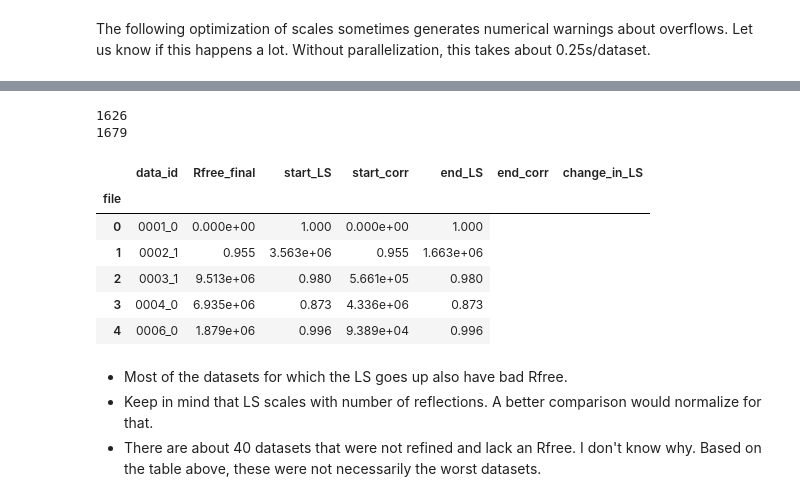
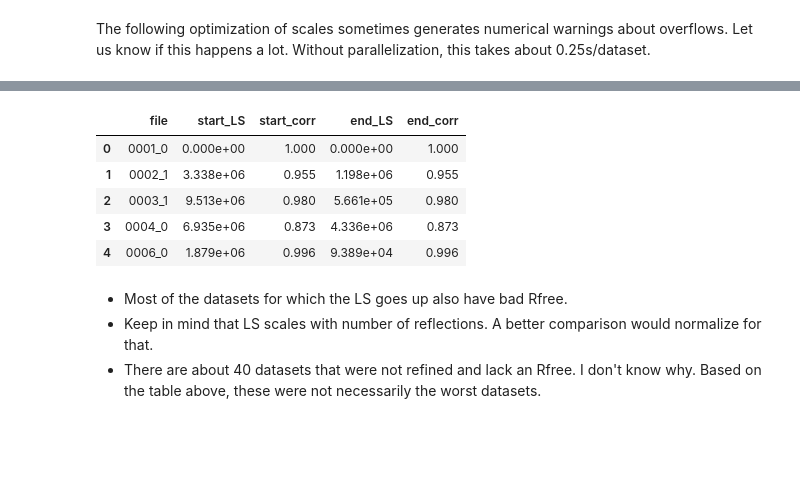
Before and after one commit to Hekstra-Lab/valdo, a Jupyter notebook: notebooks/pipeline.ipynb, the cells around one changed output, grey strips where cells are left out. Saved outputs shown, nothing was run; the diff lists cells and outputs as text; code cells hidden in the pictures; blank space fills up the shorter version.

```diff
--- a/notebooks/pipeline.ipynb
+++ b/notebooks/pipeline.ipynb
@@ -324,8 +391,23 @@ if len(reindexing_record[0][2]) > 1:
+# %%
+df_badR = df_refine[df_refine["Rf_final"] > max_R_factor].copy()
+# %%
+# List 2 of files will be filtered out from reindexed mtzs: Bad R-factor samples from apo refinement
+filter_list2 = (df_badR["file_idx"] + "_" + df_badR["symop"] + '.mtz').tolist()
+# %%
+# Get union of filter_list1 and filter_list2
+filter_list = list(set().union(filter_list1, filter_list2))
 # %% [markdown]
 ### Scaling Code
 _Only need to run the following cell once, can skip on rerun._
 # %%
-file_list = glob.glob(reindexed_path + "*mtz")
+if reindexing_record is None:
+    file_list = glob.glob(input_mtz_path + "*mtz")
+else:
+    file_list = glob.glob(reindexed_path + "*mtz")
 file_list.sort()
-print("We have " + str(len(file_list)) + " reindexed MTZ files.")
+
+for mtz in filter_list:
+    file_list.remove(reindexed_path+mtz)
+
+print("We have " + str(len(file_list)) + " MTZ files ready for scaling.")
 # %% [output]
@@ -353,15 +434,9 @@ Wall time: 44.2 s
 # %%
-print(len(r_factors.index))
-print(len(tmp))
-combined=pd.concat([r_factors.set_index("file"), tmp.set_index("file")],join='outer',axis=1)
-combined.sort_values(by="change_in_LS",ascending=False).head(40)
+scaling_metrics.head()
 # %% [output]
-1626
-1679
-|  | data_id | Rfree_final | start_LS | start_corr | end_LS | end_corr | change_in_LS |
-| file |  |  |  |  |  |  |  |
+|  | file | start_LS | start_corr | end_LS | end_corr |
 | 0 | 0001_0 | 0.000e+00 | 1.000 | 0.000e+00 | 1.000 |
-| 1 | 0002_1 | 0.955 | 3.563e+06 | 0.955 | 1.663e+06 |
+| 1 | 0002_1 | 3.338e+06 | 0.955 | 1.198e+06 | 0.955 |
 | 2 | 0003_1 | 9.513e+06 | 0.980 | 5.661e+05 | 0.980 |
 | 3 | 0004_0 | 6.935e+06 | 0.873 | 4.336e+06 | 0.873 |
 | 4 | 0006_0 | 1.879e+06 | 0.996 | 9.389e+04 | 0.996 |
```
Also changed, not shown: parts of 83 cells of this notebook.
